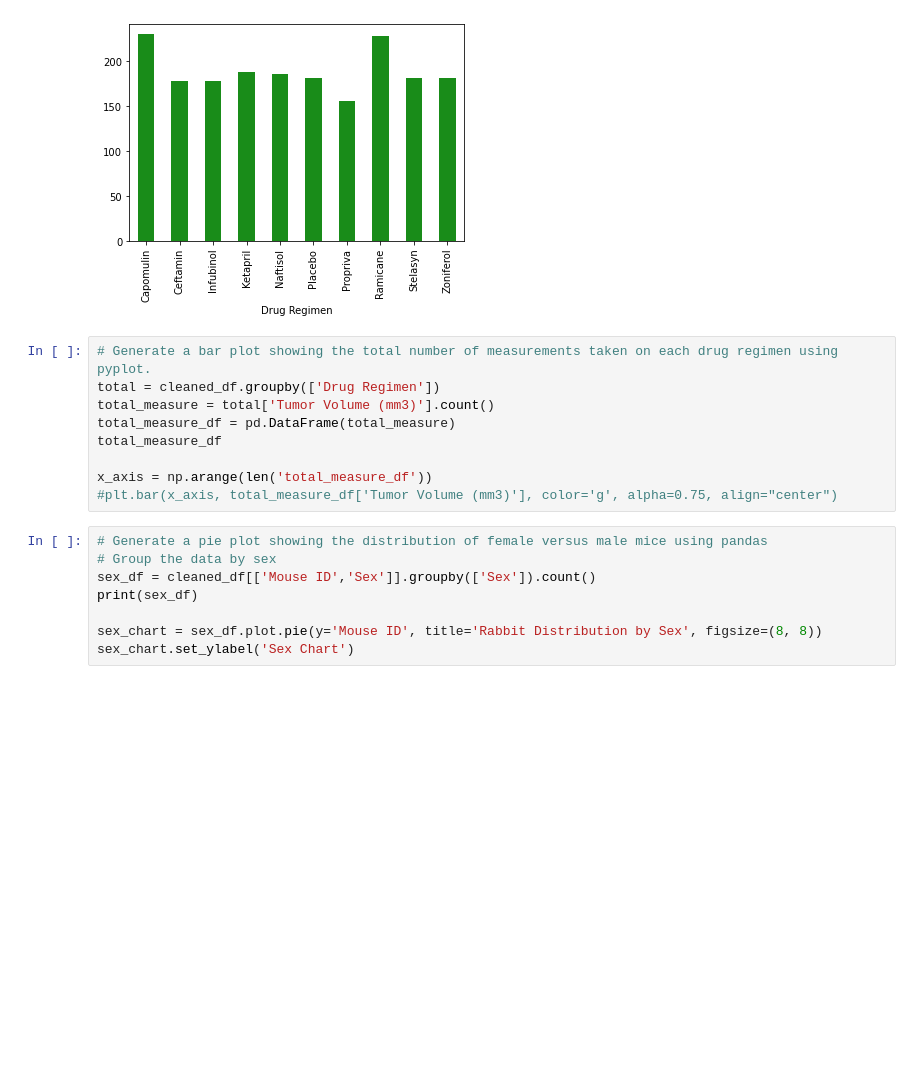
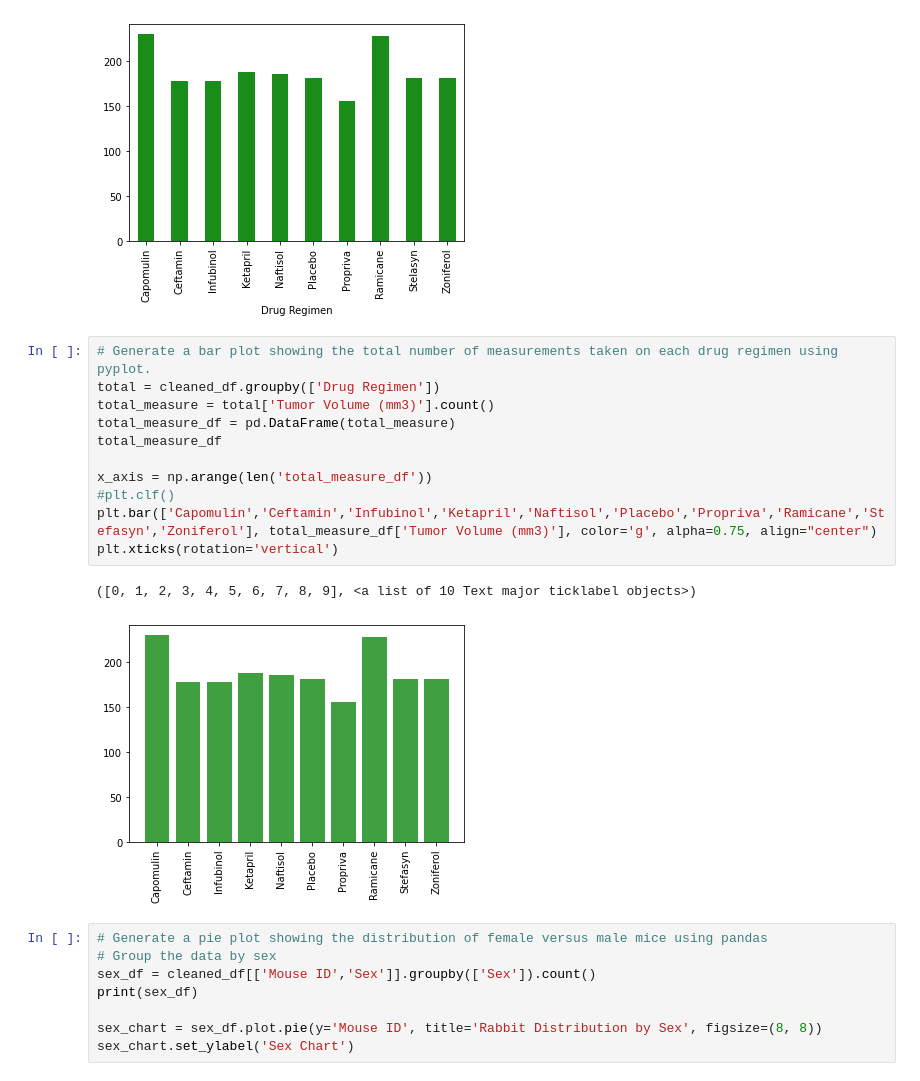
Before and after one commit to yukamara/Matplotlib, a Jupyter notebook: pymaceuticals.ipynb, the cells around one changed output. Cells and saved outputs as stored; diff of their text form; blank space fills up the shorter version.

Commit message:
Completed scatter plot and partially completed 'Quartiles, Outliers and Boxplots'

```diff
--- a/pymaceuticals.ipynb
+++ b/pymaceuticals.ipynb
@@ -162,12 +162,17 @@ Zoniferol                    182
 # %%
 # Generate a bar plot showing the total number of measurements taken on each drug regimen using pyplot.
 total = cleaned_df.groupby(['Drug Regimen'])
 total_measure = total['Tumor Volume (mm3)'].count()
 total_measure_df = pd.DataFrame(total_measure)
 total_measure_df
 
 x_axis = np.arange(len('total_measure_df'))
-#plt.bar(x_axis, total_measure_df['Tumor Volume (mm3)'], color='g', alpha=0.75, align="center")
+#plt.clf()
+plt.bar(['Capomulin','Ceftamin','Infubinol','Ketapril','Naftisol','Placebo','Propriva','Ramicane','Stefasyn','Zoniferol'], total_measure_df['Tumor Volume (mm3)'], color='g', alpha=0.75, align="center")
+plt.xticks(rotation='vertical')
+# %% [output]
+([0, 1, 2, 3, 4, 5, 6, 7, 8, 9], <a list of 10 Text major ticklabel objects>)
+[figure, added]
 # %%
 # Generate a pie plot showing the distribution of female versus male mice using pandas
 # Group the data by sex
```
Also changed, not shown: parts of 7 cells of this notebook.
